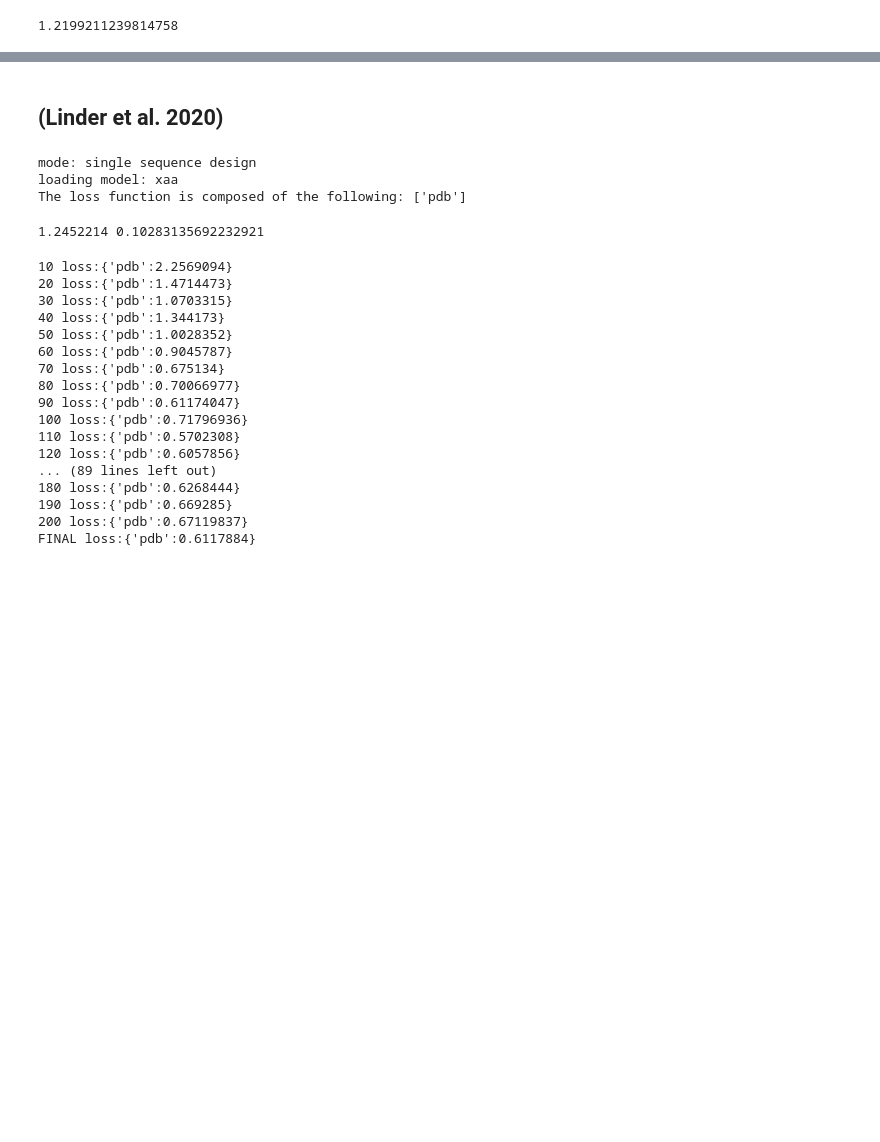
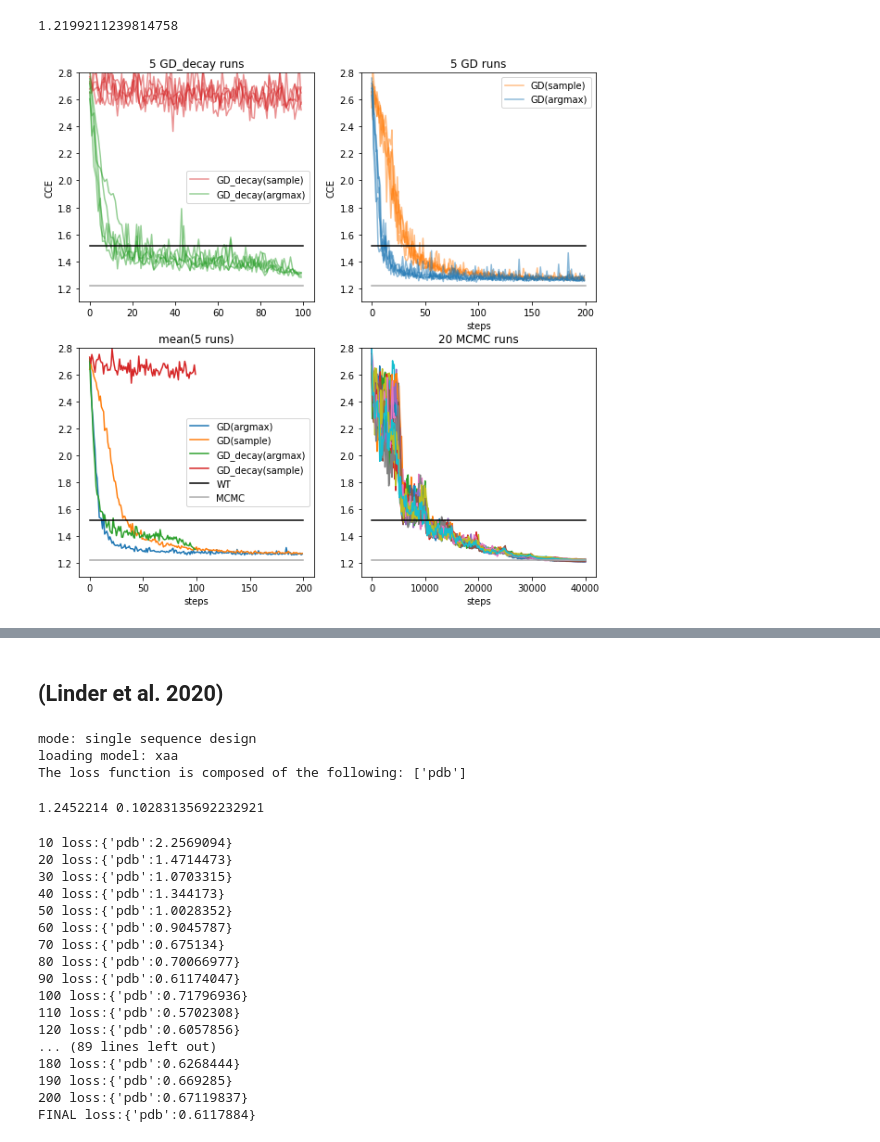
Before and after one commit to gjoni/trDesign, a Jupyter notebook: 02-GD/notebooks/SI.ipynb, the cells around one changed output, grey strips where cells are left out. Cells and saved outputs as stored; diff of their text form; code cells hidden in the pictures; blank space fills up the shorter version.

```diff
--- a/02-GD/notebooks/SI.ipynb
+++ b/02-GD/notebooks/SI.ipynb
@@ -116,4 +159,67 @@ mcmc_line = log_mcmc[:,-1].mean()
 mcmc_line
 # %% [output]
 1.2199211239814758
+# %%
+plt.figure(figsize=(10,10))
+
+plt.subplot(2,2,1)
+plt.title("5 GD_decay runs")
+for k in range(5):
+  label = "GD_decay(sample)" if k == 0 else None
+  plt.plot(top7_GD_decay_sample[k]["losses"], label=label,c="tab:red",alpha=0.5)
+for k in range(5):
+  label = "GD_decay(argmax)" if k == 0 else None
+  plt.plot(top7_GD_decay[k]["losses"], label=label,c="tab:green",alpha=0.5)
+
+plt.plot([0,100],[wt_line,wt_line],c="black")
+plt.plot([0,100],[mcmc_line,mcmc_line],c="darkgray")
+plt.ylim(1.1,2.8)
+#plt.xlabel("steps")
+plt.ylabel("CCE")
+plt.legend()
+
+
+plt.subplot(2,2,2)
+plt.title("5 GD runs")
+for k in range(5):
+  label = "GD(sample)" if k == 0 else None
+  plt.plot(top7_GD_sample[k]["losses"], label=label,c="tab:orange",alpha=0.5)
+for k in range(5):
+  label = "GD(argmax)" if k == 0 else None
+  plt.plot(top7_GD[k]["losses"], label=label,c="tab:blue",alpha=0.5)
+
+plt.plot([0,200],[wt_line,wt_line],c="black")
+plt.plot([0,200],[mcmc_line,mcmc_line],c="darkgray")
+plt.ylim(1.1,2.8)
+plt.xlabel("steps")
+plt.ylabel("CCE")
+plt.legend()
+
+
+plt.subplot(2,2,3)
+plt.title("mean(5 runs)")
+plt.plot(np.mean([top7_GD[k]["losses"] for k in range(5)],0), label="GD(argmax)")
+plt.plot(np.mean([top7_GD_sample[k]["losses"] for k in range(5)],0), label="GD(sample)")
+plt.plot(np.mean([top7_GD_decay[k]["losses"] for k in range(5)],0), label="GD_decay(argmax)")
+plt.plot(np.mean([top7_GD_decay_sample[k]["losses"] for k in range(5)],0), label="GD_decay(sample)")
+plt.plot([0,200],[wt_line,wt_line],c="black",label="WT")
+plt.plot([0,200],[mcmc_line,mcmc_line],c="darkgray",label="MCMC")
+plt.ylim(1.1,2.8)
+plt.xlabel("steps")
+plt.legend()
+
+plt.subplot(2,2,4); plt.title("20 MCMC runs")
+for k in range(20):
+  plt.plot(np.linspace(0,40000,401),log_mcmc[k])
+
+plt.plot([0,40000],[wt_line,wt_line],c="black",label="wt")
+plt.plot([0,40000],[mcmc_line,mcmc_line],c="darkgray",label="MCMC")
+plt.ylim(1.1,2.8)
+plt.xlabel("steps")
+
+
+plt.savefig("top7_cce_compare.png", bbox_inches='tight', dpi=300)
+plt.show()
+# %% [output]
+[figure, added]
 # %%
```
Also changed, not shown: parts of 6 cells of this notebook.
